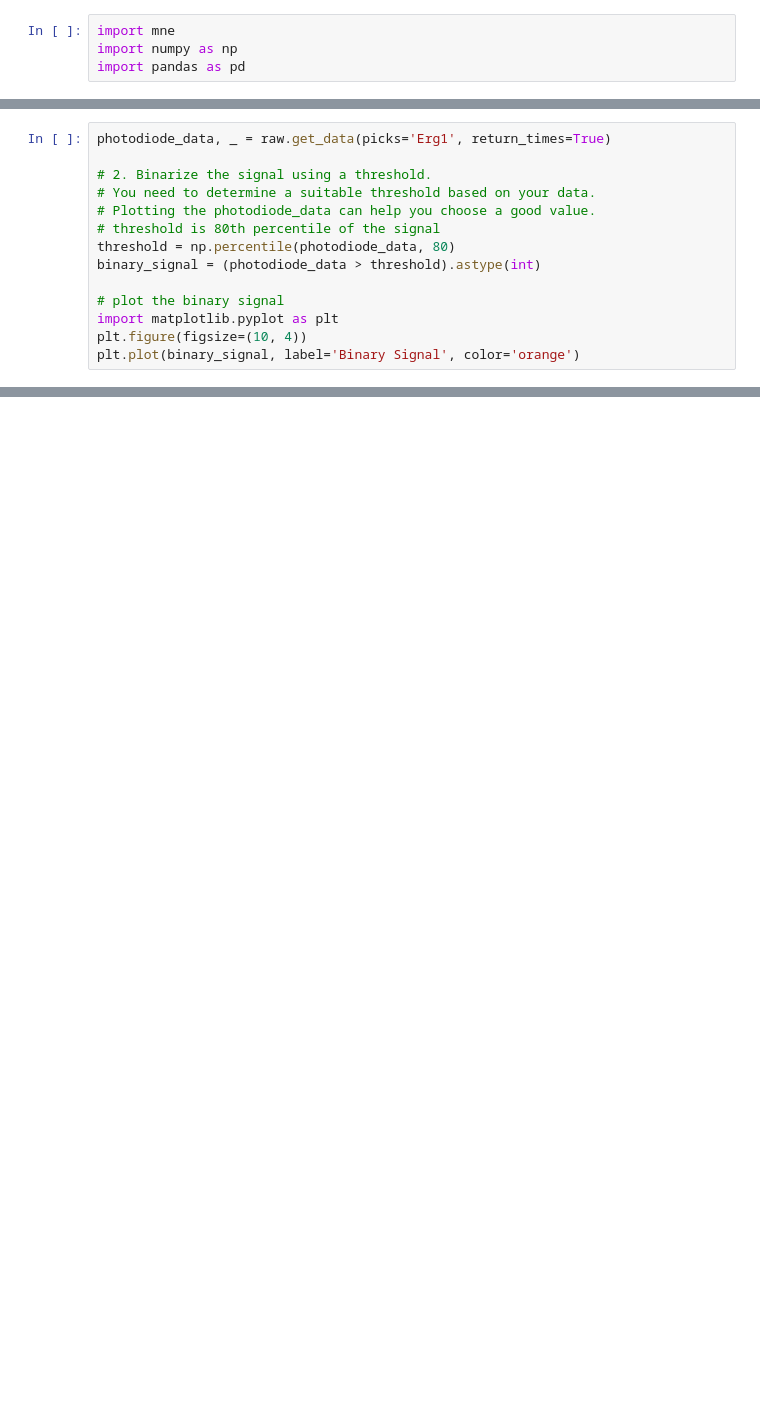
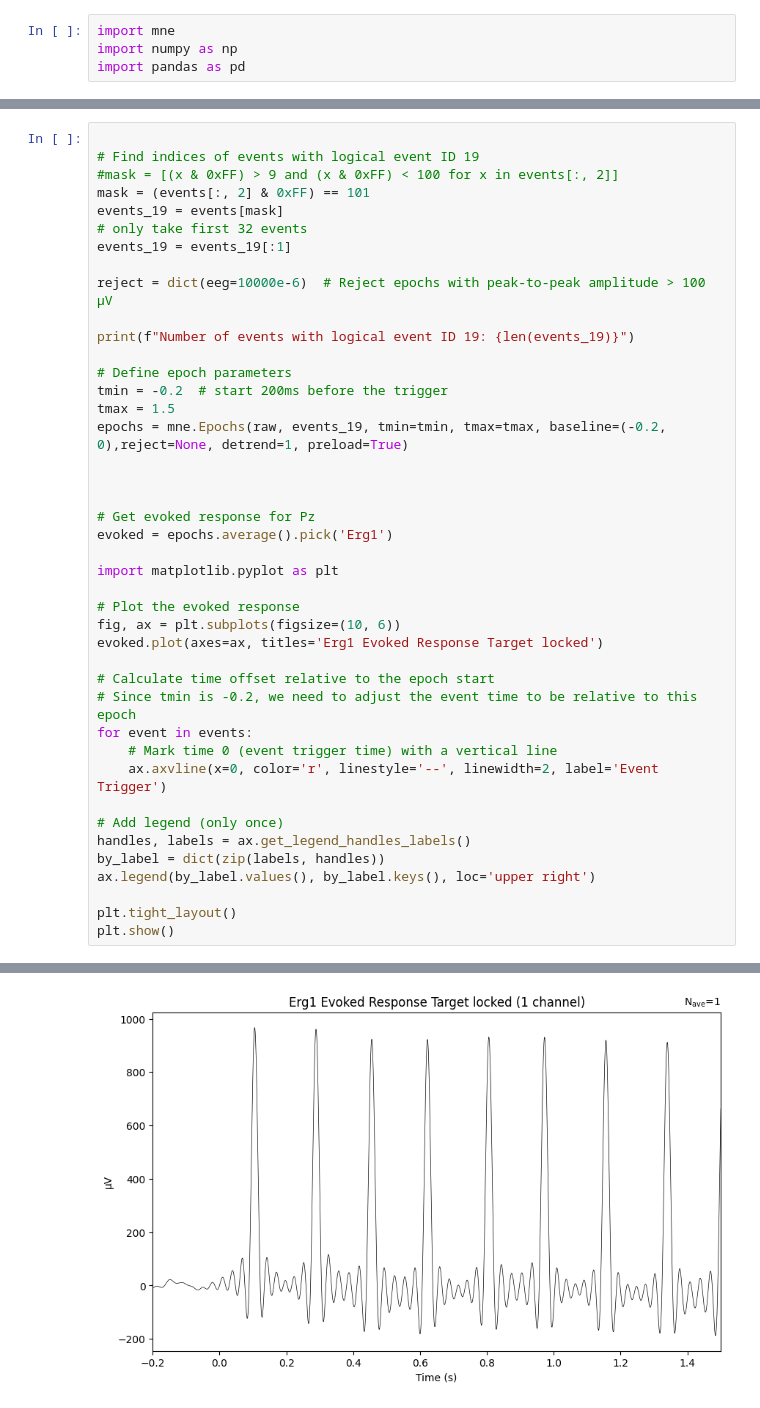
Before and after one commit to tomjefferis/Visual-Acuity-P3, a Jupyter notebook: analysis.ipynb, the cells around one changed output, grey strips where cells are left out. Drawn from its saved outputs; the diff is of its cells as text; blank space fills up the shorter version.

```diff
--- a/analysis.ipynb
+++ b/analysis.ipynb
@@ -171,15 +173,43 @@ Error:
 # %%
-photodiode_data, _ = raw.get_data(picks='Erg1', return_times=True)
 
-# 2. Binarize the signal using a threshold.
-# You need to determine a suitable threshold based on your data.
-# Plotting the photodiode_data can help you choose a good value.
-# threshold is 80th percentile of the signal
-threshold = np.percentile(photodiode_data, 80)
-binary_signal = (photodiode_data > threshold).astype(int)
+# Find indices of events with logical event ID 19
+#mask = [(x & 0xFF) > 9 and (x & 0xFF) < 100 for x in events[:, 2]]
+mask = (events[:, 2] & 0xFF) == 101
+events_19 = events[mask]
+# only take first 32 events
+events_19 = events_19[:1]
 
-# plot the binary signal
+reject = dict(eeg=10000e-6)  # Reject epochs with peak-to-peak amplitude > 100 µV
+
+print(f"Number of events with logical event ID 19: {len(events_19)}")
+
+# Define epoch parameters
+tmin = -0.2  # start 200ms before the trigger
+tmax = 1.5
+epochs = mne.Epochs(raw, events_19, tmin=tmin, tmax=tmax, baseline=(-0.2, 0),reject=None, detrend=1, preload=True)
+
+
+
+# Get evoked response for Pz
+evoked = epochs.average().pick('Erg1')
+
 import matplotlib.pyplot as plt
-plt.figure(figsize=(10, 4))
-plt.plot(binary_signal, label='Binary Signal', color='orange')
+
+# Plot the evoked response
+fig, ax = plt.subplots(figsize=(10, 6))
+evoked.plot(axes=ax, titles='Erg1 Evoked Response Target locked')
+
+# Calculate time offset relative to the epoch start
+# Since tmin is -0.2, we need to adjust the event time to be relative to this epoch
+for event in events:
+    # Mark time 0 (event trigger time) with a vertical line
+    ax.axvline(x=0, color='r', linestyle='--', linewidth=2, label='Event Trigger')
+
+# Add legend (only once)
+handles, labels = ax.get_legend_handles_labels()
+by_label = dict(zip(labels, handles))
+ax.legend(by_label.values(), by_label.keys(), loc='upper right')
+
+plt.tight_layout()
+plt.show()
 # %% [output]
@@ -202,0 +224 @@ plt.plot(binary_signal, label='Binary Signal', color='orange')
+[figure, added]
```
Also changed, not shown: parts of 15 cells of this notebook.
